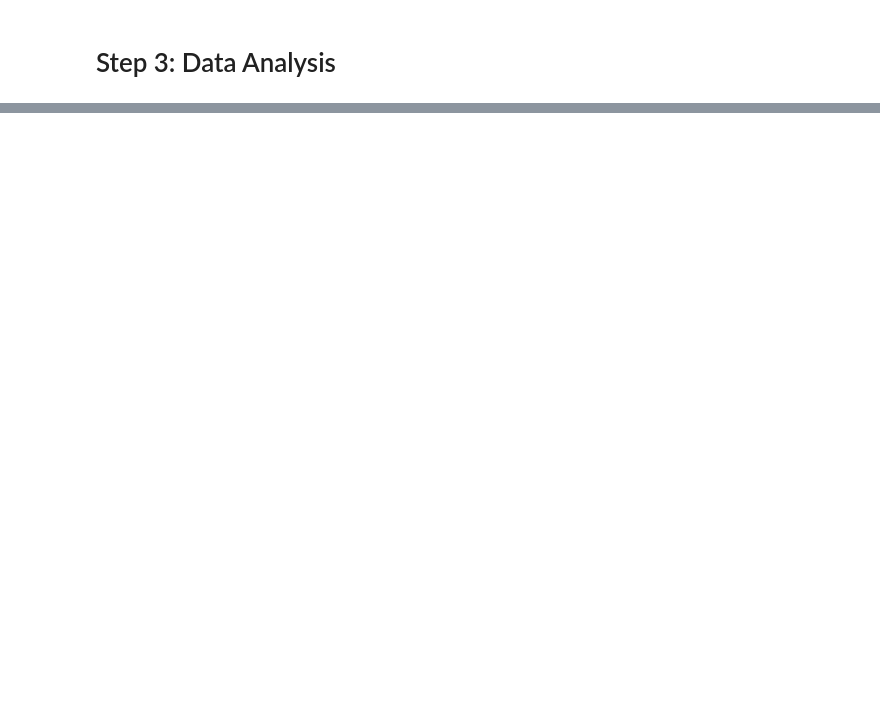
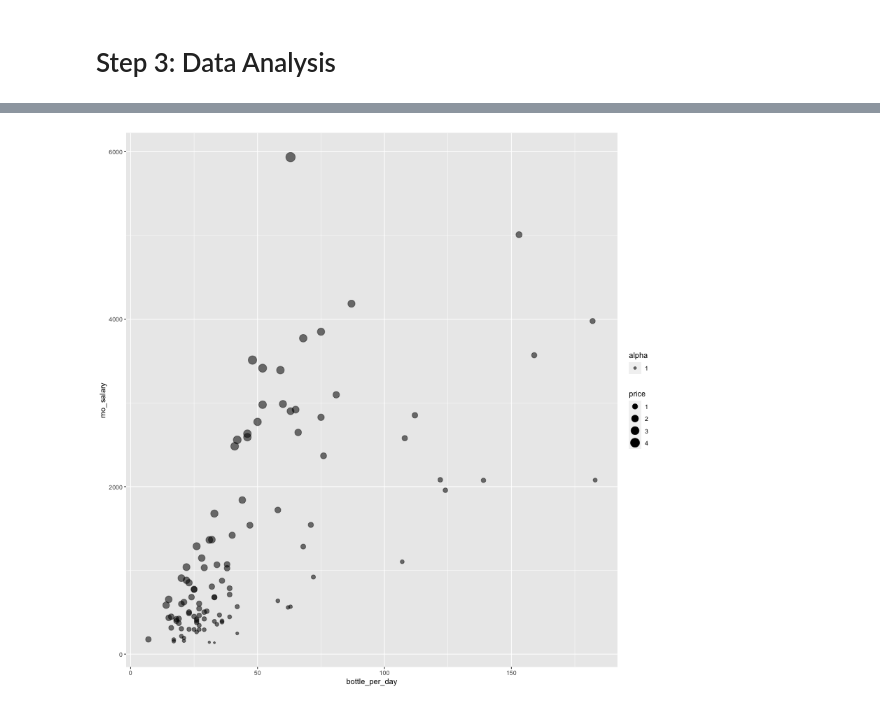
Before and after one commit to CynthiaTuData/coke-price-index, a Jupyter notebook: Coca-cola Index-scraping&initial analysis.ipynb, the cells around one changed output, grey strips where cells are left out. Drawn from its saved outputs; the diff is of its cells as text; code cells hidden in the pictures; blank space fills up the shorter version.

```diff
--- a/Coca-cola Index-scraping&initial analysis.ipynb
+++ b/Coca-cola Index-scraping&initial analysis.ipynb
@@ -167,0 +221,7 @@ cleaned_df.sort_values(by='bottle_per_day').dropna().tail(10)\
+# %%
+%%R -i cleaned_df -w 800 -h 800
+
+ggplot(cleaned_df, aes(x=bottle_per_day, y=mo_salary)) +
+  geom_point(aes(size=price, alpha=1))
+# %% [output]
+[figure, added]
```
Also changed, not shown: parts of 21 cells of this notebook, 8 other files.
